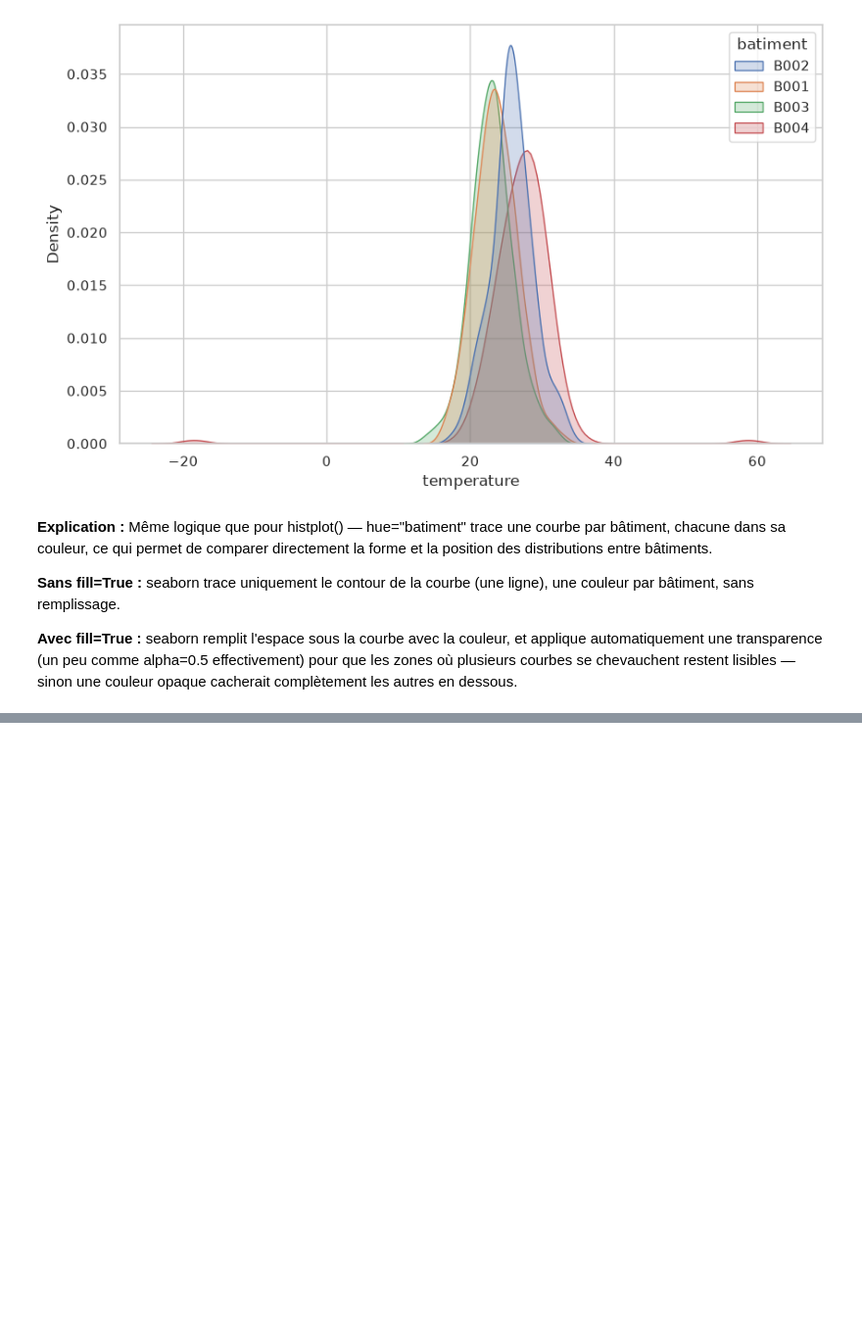
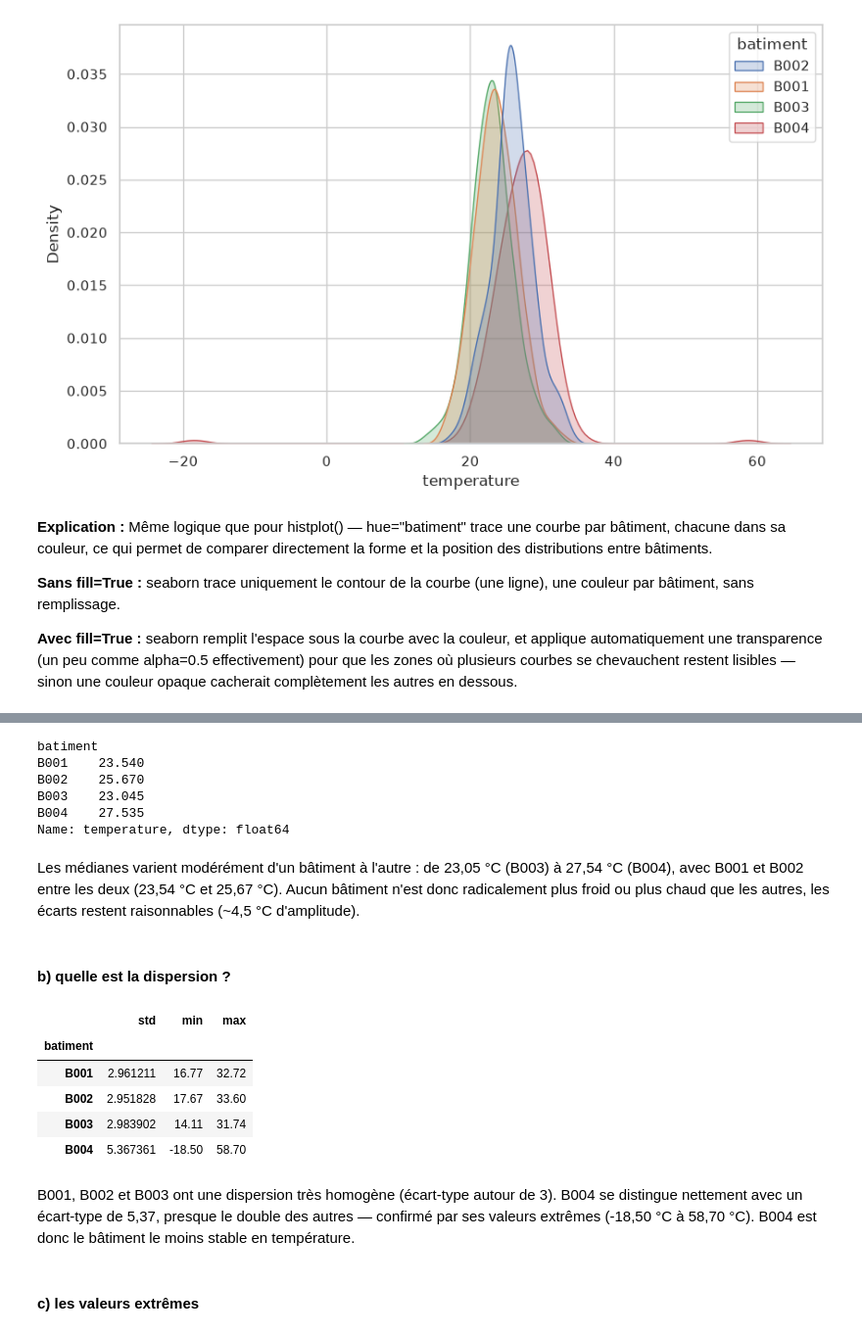
Before and after one commit to Fattimm/atelier_seaborn_iot, a Jupyter notebook: notebooks/atelier_seaborn_iot.ipynb, the cells around one changed output, grey strips where cells are left out. Shown at 98% size. Drawn from its saved outputs; the diff is of its cells as text; code cells hidden in the pictures; blank space fills up the shorter version.

```diff
--- a/notebooks/atelier_seaborn_iot.ipynb
+++ b/notebooks/atelier_seaborn_iot.ipynb
@@ -268,0 +310,26 @@ plt.show()
+# %%
+df.groupby("batiment")["temperature"].median()
+# %% [output]
+batiment
+B001    23.540
+B002    25.670
+B003    23.045
+B004    27.535
+Name: temperature, dtype: float64
+# %% [markdown]
+Les médianes varient modérément d'un bâtiment à l'autre : de 23,05 °C (B003) à 27,54 °C (B004), avec B001 et B002 entre les deux (23,54 °C et 25,67 °C). Aucun bâtiment n'est donc radicalement plus froid ou plus chaud que les autres, les écarts restent raisonnables (~4,5 °C d'amplitude).
+# %% [markdown]
+#### b) quelle est la dispersion ?
+# %%
+df.groupby("batiment")["temperature"].agg(["std", "min", "max"])
+# %% [output]
+|  | std | min | max |
+| batiment |  |  |  |
+| B001 | 2.961211 | 16.77 | 32.72 |
+| B002 | 2.951828 | 17.67 | 33.60 |
+| B003 | 2.983902 | 14.11 | 31.74 |
+| B004 | 5.367361 | -18.50 | 58.70 |
+# %% [markdown]
+B001, B002 et B003 ont une dispersion très homogène (écart-type autour de 3). B004 se distingue nettement avec un écart-type de 5,37, presque le double des autres — confirmé par ses valeurs extrêmes (-18,50 °C à 58,70 °C). B004 est donc le bâtiment le moins stable en température.
+# %% [markdown]
+#### c) les valeurs extrêmes
```
Also changed, not shown: parts of 15 cells of this notebook.
